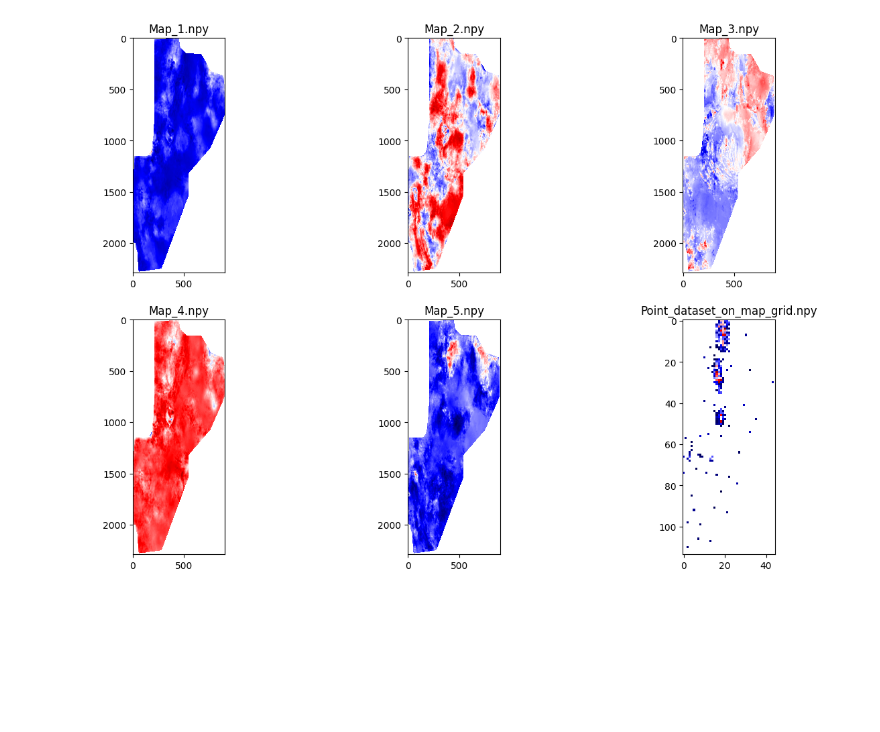
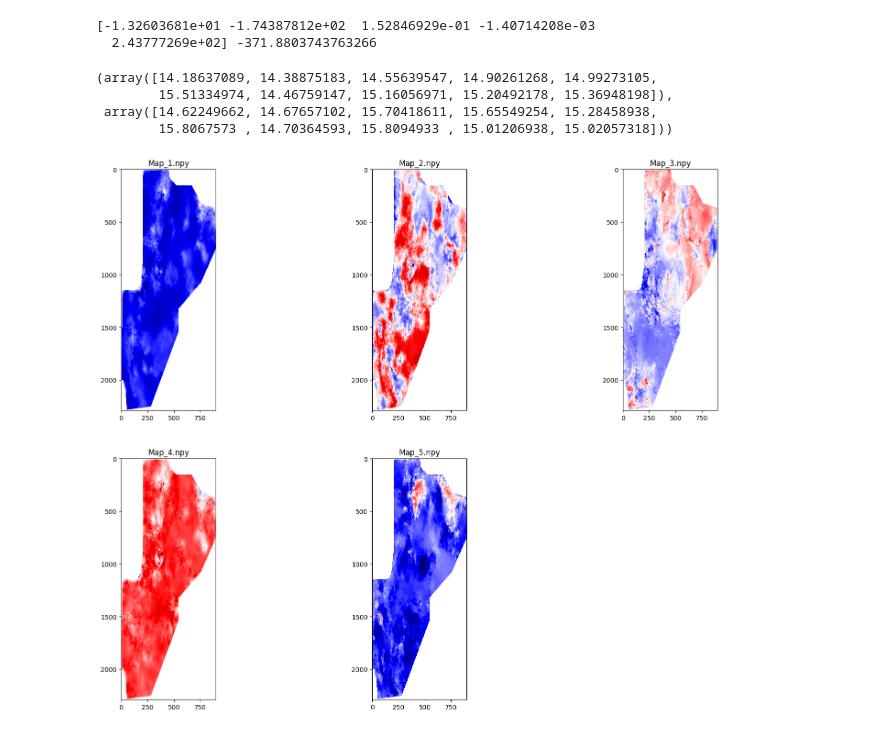
Before and after one commit to dd114/Hackaton-Rosneft-2023, a Jupyter notebook: Code/Data-processing.ipynb, the cells around one changed output. Saved outputs shown, nothing was run; the diff lists cells and outputs as text; code cells hidden in the pictures; blank space fills up the shorter version.

Commit message:
final_grid has been added

```diff
--- a/Code/Data-processing.ipynb
+++ b/Code/Data-processing.ipynb
@@ -39,0 +47,3 @@ point_dataset_pool = mean_pooling(point_dataset, 20)
+# %%
+arrays[2] = arrays[2][:-1, :]
+arrays[3] = arrays[3][:-1, :]
@@ -39,0 +64,11 @@ point_dataset_pool = mean_pooling(point_dataset, 20)
+# %%
+from sklearn.linear_model import LinearRegression
+# reg = LinearRegression().fit(matrix[:5, :], point_dataset_arr[:5])
+reg = LinearRegression().fit(matrix, point_dataset_arr)
+# %%
+bias = reg.intercept_
+weights = reg.coef_
+print(weights, bias)
+# %% [output]
+[-1.32603681e+01 -1.74387812e+02  1.52846929e-01 -1.40714208e-03
+  2.43777269e+02] -371.8803743763266
@@ -40,24 +77,33 @@ point_dataset_pool = mean_pooling(point_dataset, 20)
+# %%
+matrix[:10, :].dot(weights) + bias, point_dataset_arr[:10]
+# %% [output]
+(array([14.18637089, 14.38875183, 14.55639547, 14.90261268, 14.99273105,
+        15.51334974, 14.46759147, 15.16056971, 15.20492178, 15.36948198]),
+ array([14.62249662, 14.67657102, 15.70418611, 15.65549254, 15.28458938,
+        15.8067573 , 14.70364593, 15.8094933 , 15.01206938, 15.02057318]))
+# %%
+final_grid = np.zeros(arrays[0].shape)
+
+for i in range(len(arrays)):
+    final_grid += arrays[i] * weights[i]
+
+final_grid += bias
 # %%
-file_names = ["Map_1.npy", "Map_2.npy", "Map_3.npy", "Map_4.npy", "Map_5.npy"]
+print_maps = arrays.copy()
+print_final_grid = final_grid.copy()
+print_point_dataset_pool = point_dataset_pool.copy()
+
 
 for i, item in enumerate(file_names):
-    arr = np.load(item)
-    arr[arr == 0] = np.nan
+    print_maps[i][print_maps[i] == 0] = np.nan
 
     plt.subplot(2, 3, i + 1)
 
     plt.title(item)
-    plt.imshow(arr, cmap='seismic')
+    plt.imshow(print_maps[i], cmap='seismic')
 
 # plt.figure(figsize=(30, 30))
 
-
-point_dataset_pool[point_dataset_pool == 0] = np.nan
-
-plt.subplot(2, 3, 6)
-plt.title("Point_dataset_on_map_grid.npy")
-plt.imshow(point_dataset_pool, cmap='seismic')
-
 plt.show()
 # %% [output]
-[figure, old version]
+[figure, new version]
```
Also changed, not shown: parts of 7 cells of this notebook, 1 other file.
